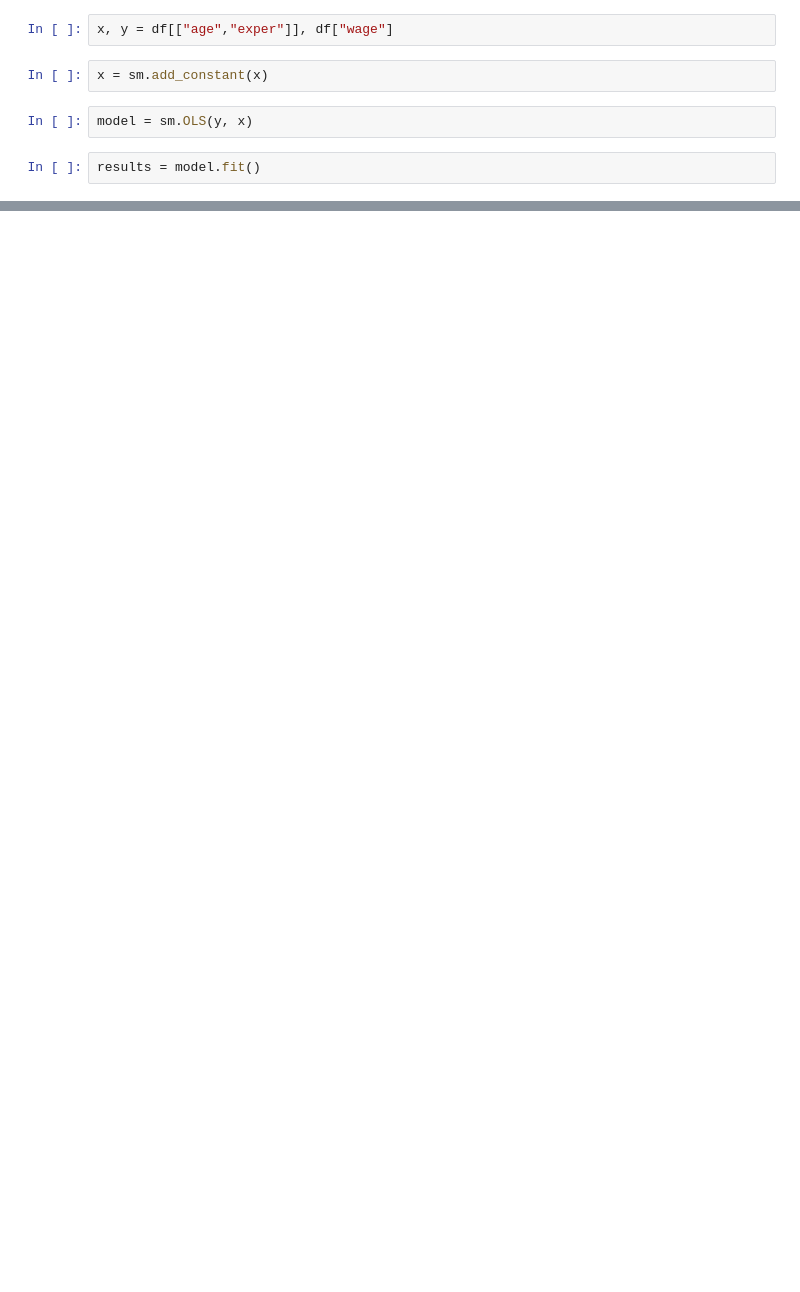
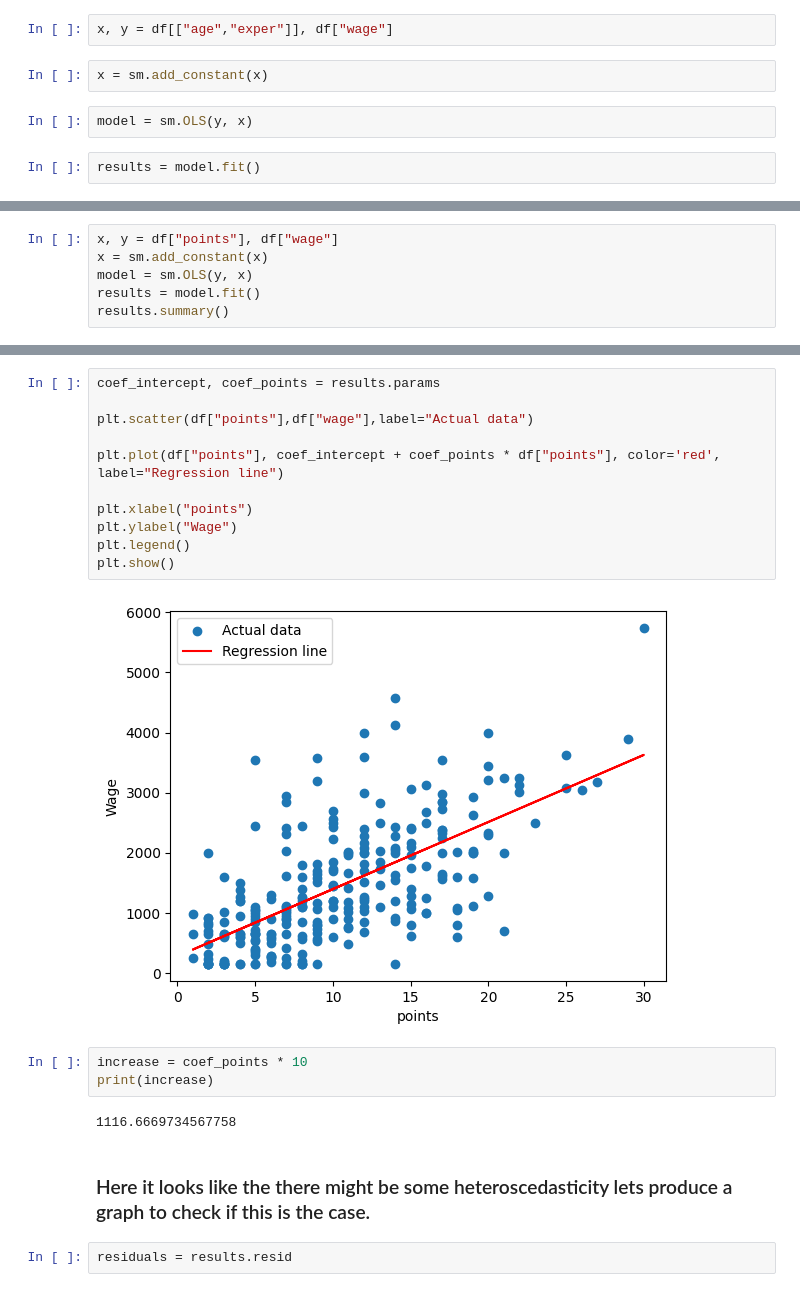
Before and after one commit to tomdoris/Econometrics_Problem-Set-2, a Jupyter notebook: ProblemSet2.ipynb, the cells around one changed output, grey strips where cells are left out. Cells and saved outputs as stored; diff of their text form; blank space fills up the shorter version.

Commit message:
Finished final models off and added in more explanations

```diff
--- a/ProblemSet2.ipynb
+++ b/ProblemSet2.ipynb
@@ -226,0 +229,6 @@ Notes:
+# %%
+x, y = df["points"], df["wage"]
+x = sm.add_constant(x)
+model = sm.OLS(y, x)
+results = model.fit()
+results.summary()
@@ -226,0 +255,22 @@ Notes:
+# %%
+coef_intercept, coef_points = results.params
+
+plt.scatter(df["points"],df["wage"],label="Actual data")
+
+plt.plot(df["points"], coef_intercept + coef_points * df["points"], color='red', label="Regression line")
+
+plt.xlabel("points")
+plt.ylabel("Wage")
+plt.legend()
+plt.show()
+# %% [output]
+[figure, added]
+# %%
+increase = coef_points * 10
+print(increase)
+# %% [output]
+1116.6669734567758
+# %% [markdown]
+### Here it looks like the there might be some heteroscedasticity lets produce a graph to check if this is the case.
+# %%
+residuals = results.resid
```
Also changed, not shown: parts of 17 cells of this notebook.
